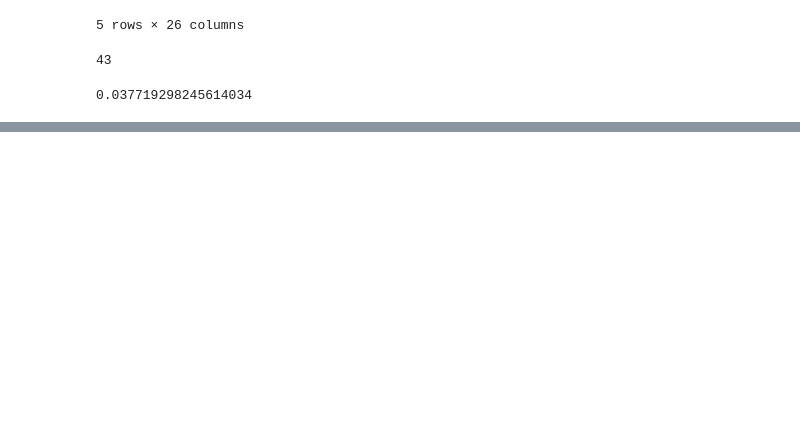
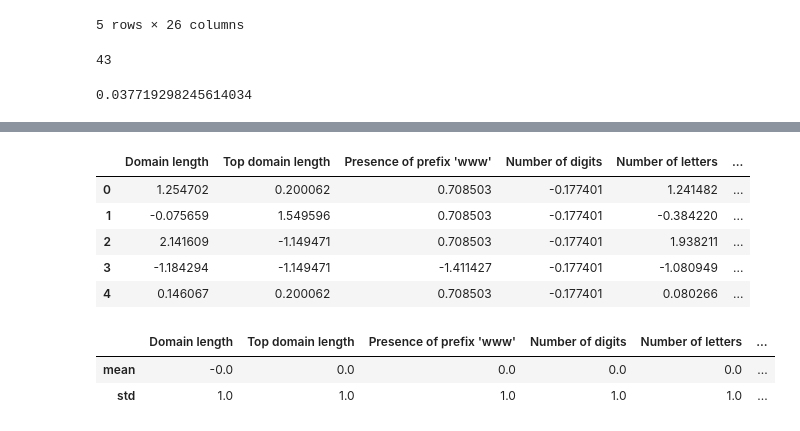
Before and after one commit to genbautista/DataMining, a Jupyter notebook: FraudulentDataset2.ipynb, the cells around one changed output, grey strips where cells are left out. Saved outputs shown, nothing was run; the diff lists cells and outputs as text; code cells hidden in the pictures; blank space fills up the shorter version.

```diff
--- a/FraudulentDataset2.ipynb
+++ b/FraudulentDataset2.ipynb
@@ -24,0 +201,19 @@ len(data['SSL certificate issuer'].unique())
+# %%
+scaler = StandardScaler()
+scaled = scaler.fit_transform(data_scale)
+# %%
+data_scale[column] = scaled
+data_scale.head()
+# %% [output]
+|  | Domain length | Top domain length | Presence of prefix 'www' | Number of digits | Number of letters | ... |
+| 0 | 1.254702 | 0.200062 | 0.708503 | -0.177401 | 1.241482 | ... |
+| 1 | -0.075659 | 1.549596 | 0.708503 | -0.177401 | -0.384220 | ... |
+| 2 | 2.141609 | -1.149471 | 0.708503 | -0.177401 | 1.938211 | ... |
+| 3 | -1.184294 | -1.149471 | -1.411427 | -0.177401 | -1.080949 | ... |
+| 4 | 0.146067 | 0.200062 | 0.708503 | -0.177401 | 0.080266 | ... |
+# %%
+data_scale.describe().loc[['mean', 'std']].round(2)
+# %% [output]
+|  | Domain length | Top domain length | Presence of prefix 'www' | Number of digits | Number of letters | ... |
+| mean | -0.0 | 0.0 | 0.0 | 0.0 | 0.0 | ... |
+| std | 1.0 | 1.0 | 1.0 | 1.0 | 1.0 | ... |
```
Also changed, not shown: parts of 19 cells of this notebook.
